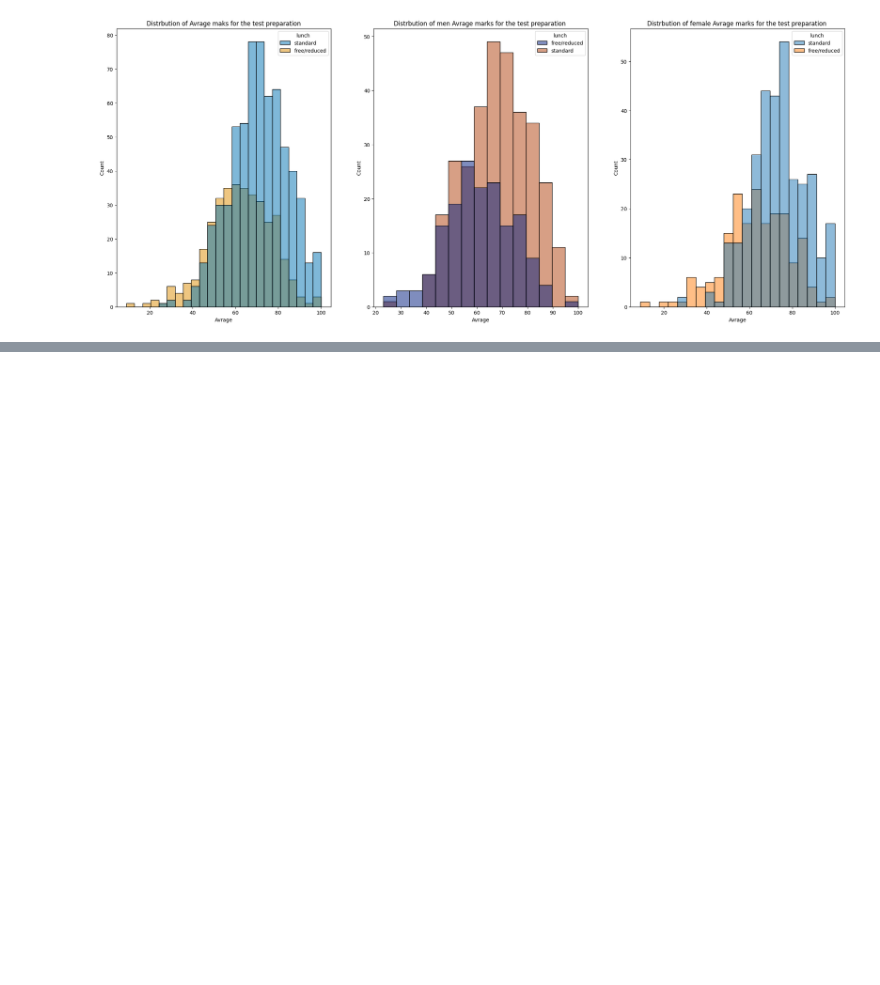
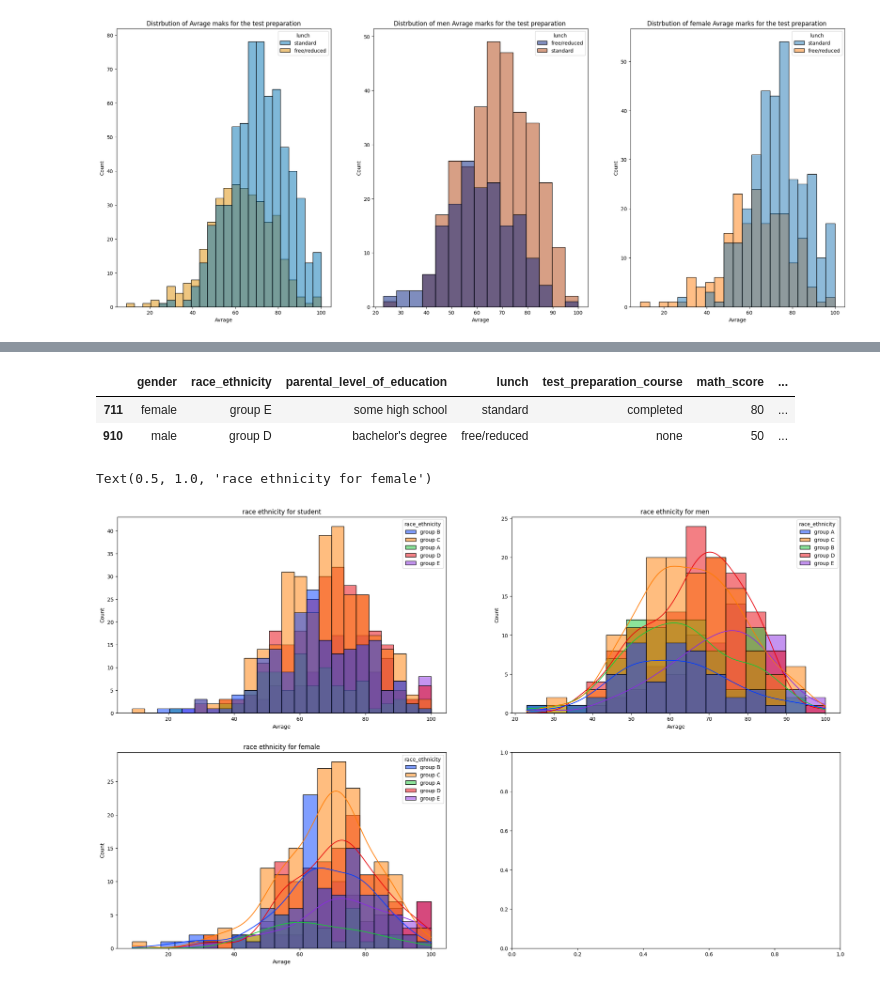
Before and after one commit to AkramMaouche/Full-ML-Project, a Jupyter notebook: Notbook/EDA Student Performance.ipynb, the cells around one changed output, grey strips where cells are left out. Saved outputs shown, nothing was run; the diff lists cells and outputs as text; code cells hidden in the pictures; blank space fills up the shorter version.

```diff
--- a/Notbook/EDA Student Performance.ipynb
+++ b/Notbook/EDA Student Performance.ipynb
@@ -294,0 +331,23 @@ Text(0.5, 1.0, 'Distrbution of female Avrage marks for the test preparation ')
+# %%
+df.sample(2)
+# %% [output]
+|  | gender | race_ethnicity | parental_level_of_education | lunch | test_preparation_course | math_score | ... |
+| 711 | female | group E | some high school | standard | completed | 80 | ... |
+| 910 | male | group D | bachelor's degree | free/reduced | none | 50 | ... |
+# %%
+#Avrage marks for race enthncity
+fig,axe = plt.subplots(2,2,figsize=(25,15))
+plot = sns.histplot(ax = axe[0,0],data=df, x = "Avrage",hue='race_ethnicity',palette='bright')
+plot.set_title("race ethnicity for student")
+
+
+plot1 = sns.histplot(ax = axe[0,1],data=df[df['gender'] == 'male'], x ="Avrage",kde=True,hue='race_ethnicity',palette='bright')
+plot1.set_title("race ethnicity for men ")
+
+
+plot2 = sns.histplot(ax = axe[1,0],data=df[df['gender'] == 'female'], x ="Avrage",hue='race_ethnicity',kde = True,palette='bright')
+#plot1.set_xticklabels(plot.get_xticklabels(),rotation = 25)
+plot2.set_title("race ethnicity for female")
+# %% [output]
+Text(0.5, 1.0, 'race ethnicity for female')
+[figure, added]
```
Also changed, not shown: parts of 25 cells of this notebook.
